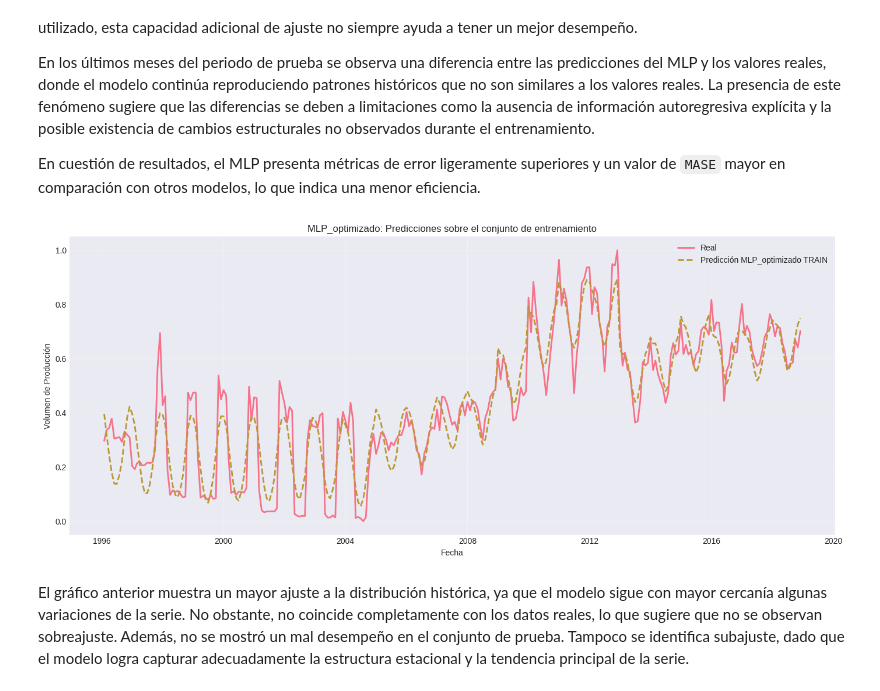
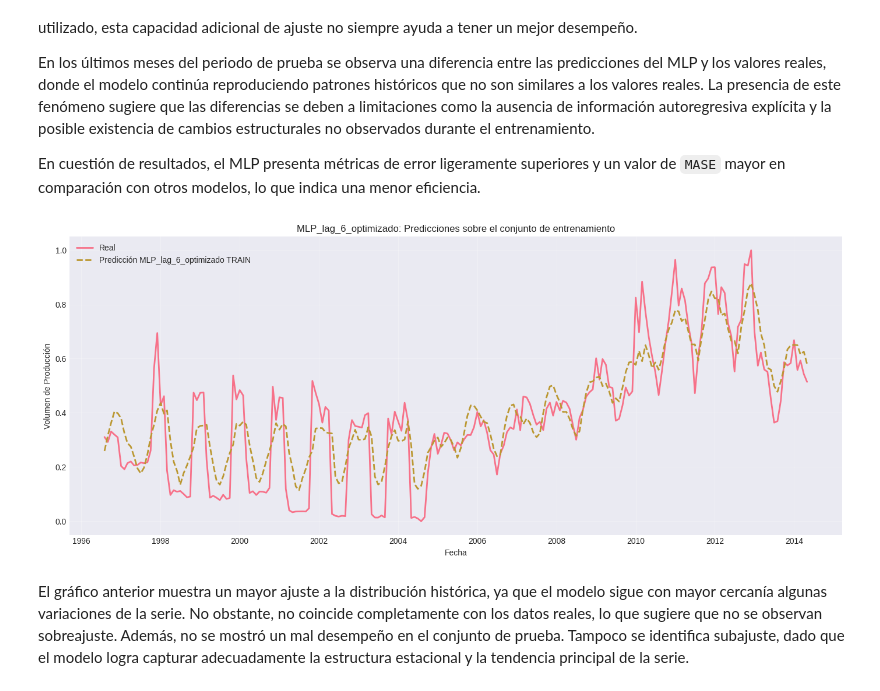
Before and after one commit to juan-pablo-lopez/tc5035-ene26-equipo29, a Jupyter notebook: Avance4.Equipo29.ipynb, the cells around one changed output. Cells and saved outputs as stored; diff of their text form; code cells hidden in the pictures.

```diff
--- a/Avance4.Equipo29.ipynb
+++ b/Avance4.Equipo29.ipynb
@@ -1433,0 +1590,9 @@ A pesar de que en esta corrida las ventanas no produjeron una mejora sustancial,
+# %%
+# Extraer configuración ganadora automáticamente
+idx_ganador     = df_rank_exploracion["Score"].idxmin()
+config_ganadora = configuraciones[idx_ganador]
+
+print(f"Arquitectura ganadora: {config_ganadora['hidden_layer_sizes']}")
+print(f"Activación           : {config_ganadora['activation']}")
+print(f"Alpha                : {config_ganadora['alpha']}")
+print(f"Learning rate        : {config_ganadora['learning_rate_init']}")
@@ -1540,13 +1755,21 @@ Por tanto, se decidió mantener la configuración por defecto al evidenciar que
 # %%
-# Tabla con los 4 MLP
+# Extraer métricas del modelo ganador de la exploración
+metrics_ganador = df_rank_exploracion.loc[
+    df_rank_exploracion["Score"].idxmin()
+].to_dict()
+
+# Quedarse solo con las columnas relevantes
+columnas_base = ["Modelo", "MAE", "RMSE", "MAPE", "R²", "MASE", "Tiempo"]
+metrics_ganador = {k: v for k, v in metrics_ganador.items() if k in columnas_base}
+
+# Tabla final con todos los modelos MLP
 df_mlp = pd.DataFrame([
     metrics_mlp_default,
-    metrics_mlp_optimizado,
+    metrics_ganador,
     *results
 ])
 
-
-# Ranking de MLP
+# Ranking final
 df_rank = df_mlp.copy()
 
 df_rank["Score"] = (
@@ -1633,27 +1870,27 @@ En los últimos meses del periodo de prueba se observa una diferencia entre las
 
 En cuestión de resultados, el MLP presenta métricas de error ligeramente superiores y un valor de `MASE` mayor en comparación con otros modelos, lo que indica una menor eficiencia.
 # %%
-# Obtener modelo ganador
-modelo_info = modelos_entrenados[mejor_mlp_nombre]
-modelo_final = modelo_info["modelo"]
+# Predicción sobre TRAIN
+modelo_info   = modelos_entrenados[mejor_mlp_nombre]
+modelo_final  = modelo_info["modelo"]
 X_train_final = modelo_info["X_train"]
-y_train_real = modelo_info["y_train"] if "y_train" in modelo_info else y_train
-
-# Predicción sobre TRAIN
+y_train_real  = modelo_info["y_train"] if "y_train" in modelo_info else y_tr
+# predicción sobre los datos de entrenamiento real
 y_train_pred_mlp = modelo_final.predict(X_train_final)
 
-# Gráfico
 fig, ax = plt.subplots(figsize=(14, 6))
-ax.plot(y_train_real.index, y_train_real.values,label='Real', linewidth=2)
-ax.plot(y_train_real.index, y_train_pred_mlp,label=f'Predicción {mejor_mlp_nombre} TRAIN',linestyle='--', linewidth=2)
+ax.plot(y_train_real.index, y_train_real.values,
+        label='Real', linewidth=2)
+ax.plot(y_train_real.index, y_train_pred_mlp,
+        label=f'Predicción {mejor_mlp_nombre} TRAIN', linestyle='--', linewidth=2)
 ax.set_xlabel('Fecha')
 ax.set_ylabel('Volumen de Producción')
 ax.set_title(f'{mejor_mlp_nombre}: Predicciones sobre el conjunto de entrenamiento')
 ax.legend()
 ax.grid(True, alpha=0.3)
 plt.tight_layout()
 plt.show()
 # %% [output]
-[figure, old version]
+[figure, new version]
 # %% [markdown]
 El gráfico anterior muestra un mayor ajuste a la distribución histórica, ya que el modelo sigue con mayor cercanía algunas variaciones de la serie. No obstante, no coincide completamente con los datos reales, lo que sugiere que no se observan sobreajuste. Además, no se mostró un mal desempeño en el conjunto de prueba. Tampoco se identifica subajuste, dado que el modelo logra capturar adecuadamente la estructura estacional y la tendencia principal de la serie.
```
Also changed, not shown: parts of 55 cells of this notebook.
